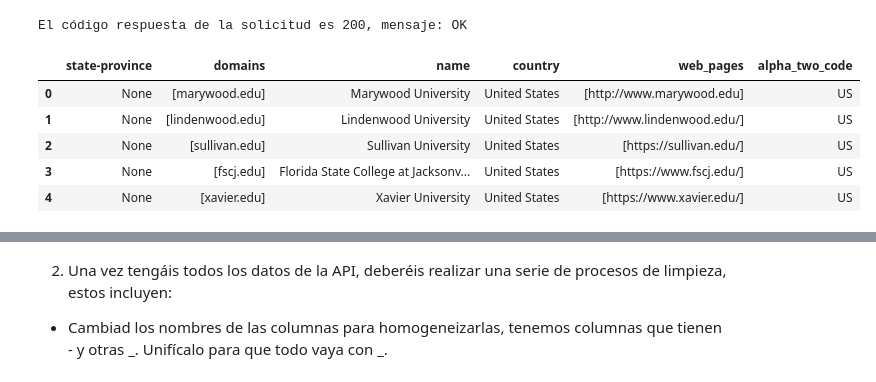
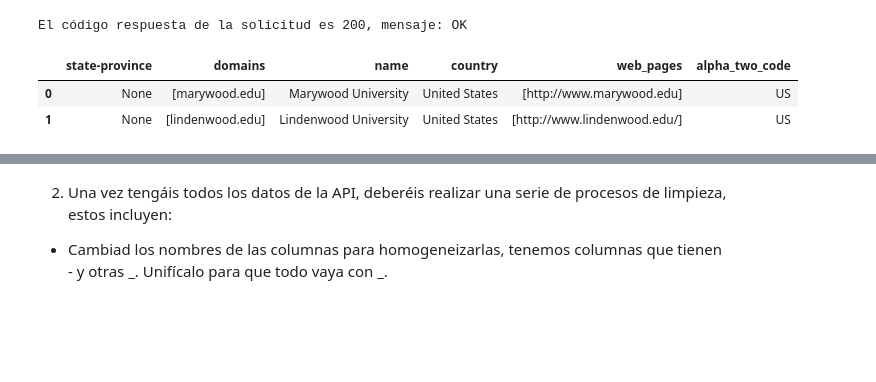
Before and after one commit to Adalab/DA-promoD-mod2-sprint2-Estibaliz, a Jupyter notebook: evaluacion2-modulo2.ipynb, the cells around one changed output, grey strips where cells are left out. Saved outputs shown, nothing was run; the diff lists cells and outputs as text; code cells hidden in the pictures; blank space fills up the shorter version.

```diff
--- a/evaluacion2-modulo2.ipynb
+++ b/evaluacion2-modulo2.ipynb
@@ -48,12 +48,9 @@ df_argentina = pd.DataFrame(response_argentina.json())
 # %% [output]
 El código respuesta de la solicitud es 200, mensaje: OK
 # %%
-df_eeuu.head()
+df_eeuu.head(2)
 # %% [output]
 |  | state-province | domains | name | country | web_pages | alpha_two_code |
 | 0 | None | [marywood.edu] | Marywood University | United States | [http://www.marywood.edu] | US |
 | 1 | None | [lindenwood.edu] | Lindenwood University | United States | [http://www.lindenwood.edu/] | US |
-| 2 | None | [sullivan.edu] | Sullivan University | United States | [https://sullivan.edu/] | US |
-| 3 | None | [fscj.edu] | Florida State College at Jacksonv... | United States | [https://www.fscj.edu/] | US |
-| 4 | None | [xavier.edu] | Xavier University | United States | [https://www.xavier.edu/] | US |
 # %%
```
Also changed, not shown: parts of 13 cells of this notebook.
